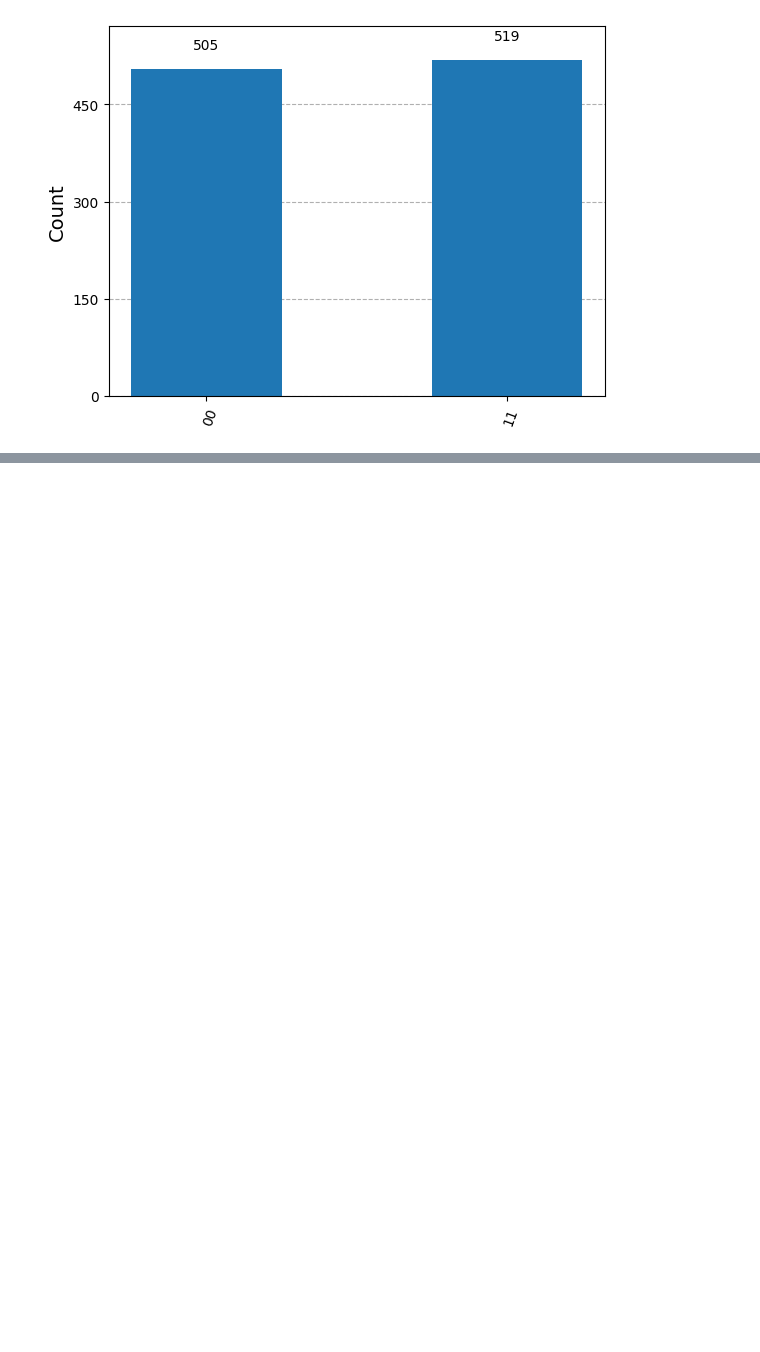
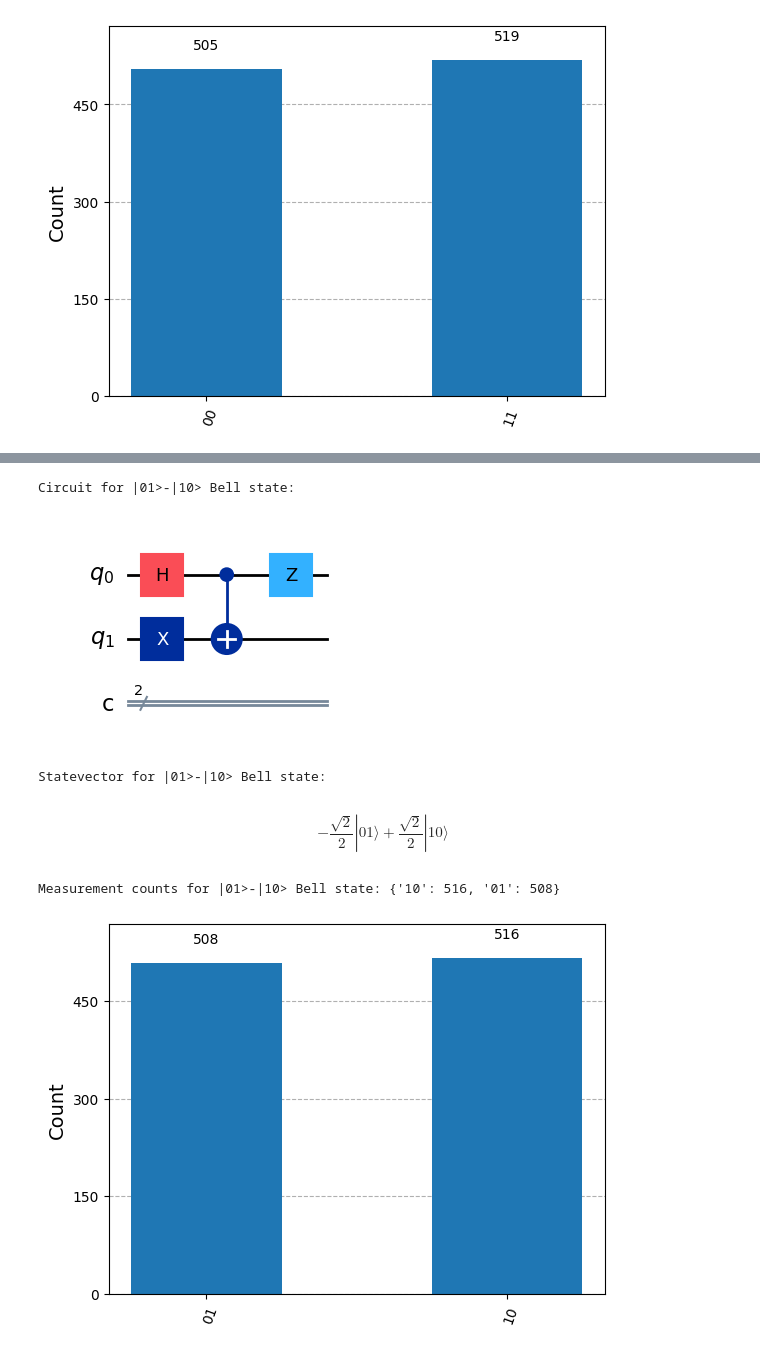
Before and after one commit to DannonChoo/SIT-UofG-QC, a Jupyter notebook: QC-Lab1.ipynb, the cells around one changed output, grey strips where cells are left out. Saved outputs shown, nothing was run; the diff lists cells and outputs as text; code cells hidden in the pictures; blank space fills up the shorter version.

```diff
--- a/QC-Lab1.ipynb
+++ b/QC-Lab1.ipynb
@@ -208,3 +418,36 @@ plot_histogram(counts)
+# %%
+# Bell State: 1/sqrt(2) ( |01> - |10> )
+circuit_bell_01_minus_10 = QuantumCircuit(2, 2)
+circuit_bell_01_minus_10.x(1) # Start with |01>
+circuit_bell_01_minus_10.h(0)
+circuit_bell_01_minus_10.cx(0, 1)
+circuit_bell_01_minus_10.z(0) # Apply Z gate to qubit 0
+
+# Display the circuit
+print("Circuit for |01>-|10> Bell state:")
+display(circuit_bell_01_minus_10.draw("mpl"))
+
+# Display the state vector
+state_bell_01_minus_10 = Statevector.from_int(0, 4) # Start from |00>, then apply X
+state_bell_01_minus_10 = state_bell_01_minus_10.evolve(circuit_bell_01_minus_10)
+print("Statevector for |01>-|10> Bell state:")
+display(state_bell_01_minus_10.draw("latex"))
+
+# Add measurements and simulate
+circuit_bell_01_minus_10.measure(range(2), range(2))
+qc_compiled = transpile(circuit_bell_01_minus_10, BasicSimulator())
+job_sim = BasicSimulator().run(qc_compiled, shots=1024)
+result_sim = job_sim.result()
+counts = result_sim.get_counts(qc_compiled)
+print("Measurement counts for |01>-|10> Bell state:", counts)
+display(plot_histogram(counts))
+# %% [output]
+Circuit for |01>-|10> Bell state:
+[figure, added]
+Statevector for |01>-|10> Bell state:
+$$- \frac{\sqrt{2}}{2} |01\rangle+\frac{\sqrt{2}}{2} |10\rangle$$
+Measurement counts for |01>-|10> Bell state: {'10': 516, '01': 508}
+[figure, added]
 # %%
 # EXERCISE
 
```
Also changed, not shown: parts of 25 cells of this notebook.
